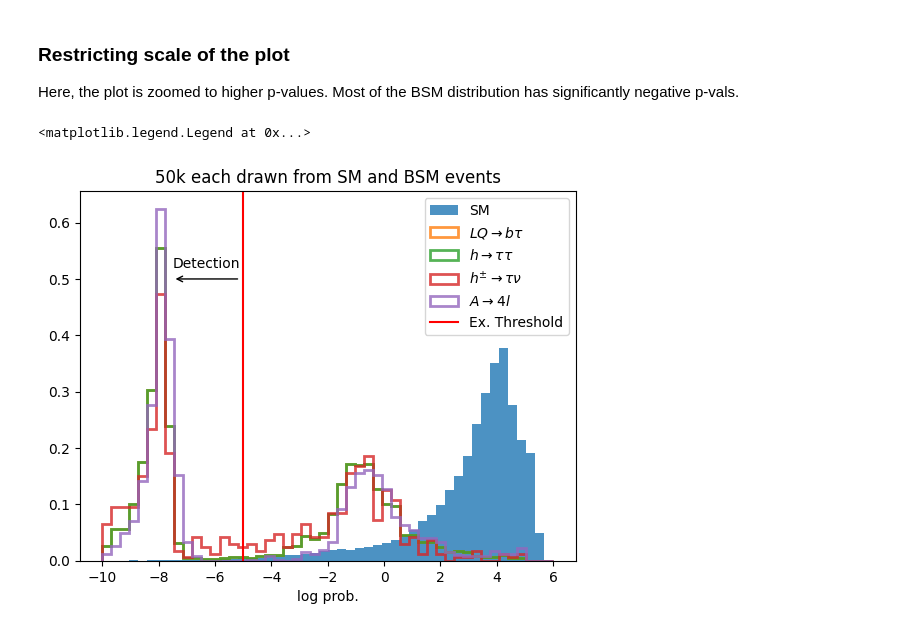
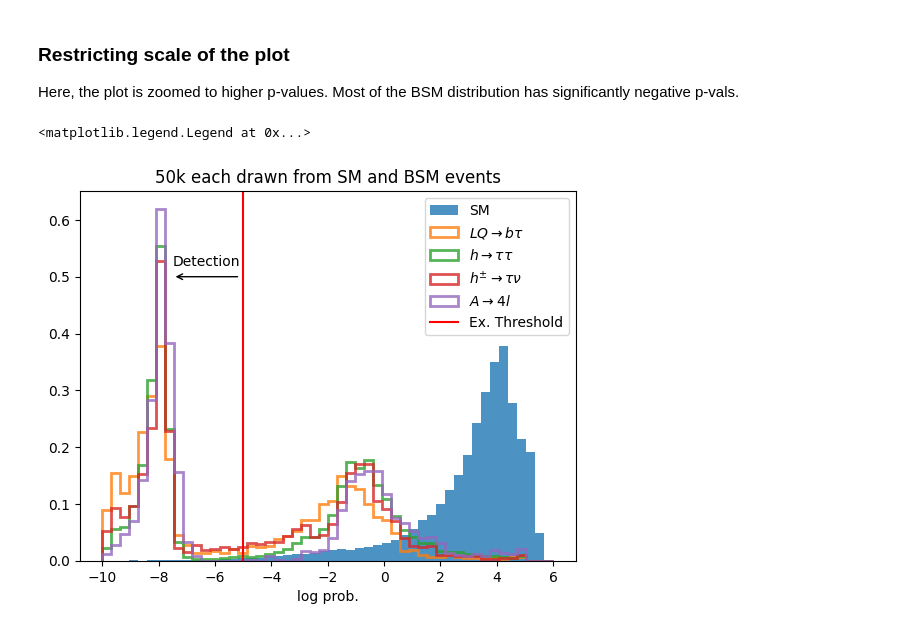
Before and after one commit to a3d3-hackathon/HEP-ADC2021-examplecode, a Jupyter notebook: hep-anomaly-using-similarity-and-flows.ipynb, the cells around one changed output. Cells and saved outputs as stored; diff of their text form; code cells hidden in the pictures.

```diff
--- a/hep-anomaly-using-similarity-and-flows.ipynb
+++ b/hep-anomaly-using-similarity-and-flows.ipynb
@@ -355,4 +354,4 @@ for idx, val in enumerate(sig_test, 1):
 # %%
 sm_p_vals = torch.stack(p_vals).flatten().numpy()
-bsm_p_vals = torch.stack(signal_p_vals).flatten().numpy()
+a_4l_p_vals = torch.stack(a_4l_p_vals).flatten().numpy()
 # %%
@@ -379,7 +378,6 @@ h_tau_tau = torch.from_numpy(h_tau_tau.reshape(h_tau_tau.shape[0], 3, 19)).to(dt
 # %%
 h_tau_tau_p_vals = []
 for idx, val in enumerate(h_tau_tau, 1):
-    if idx == 50000: break
     with torch.no_grad():
         log_p = flow_obj.log_prob(similarity_embedding(val).reshape(1, 3))
         h_tau_tau_p_vals.append(log_p)
@@ -401,7 +399,6 @@ h_tau_nu = torch.from_numpy(h_tau_nu.reshape(h_tau_nu.shape[0], 3, 19)).to(dtype
 # %%
 h_tau_nu_p_vals = []
 for idx, val in enumerate(h_tau_nu, 1):
-    if idx == 50000: break
     with torch.no_grad():
         log_p = flow_obj.log_prob(similarity_embedding(val).reshape(1, 3))
         h_tau_nu_p_vals.append(log_p)
@@ -422,8 +419,7 @@ with h5py.File("signals_leptoquark_dataset.h5") as f:
 leptoquark = torch.from_numpy(leptoquark.reshape(leptoquark.shape[0], 3, 19)).to(dtype=torch.float32, device=device)
 # %%
 leptoquark_p_vals = []
-for idx, val in enumerate(h_tau_tau, 1):
-    if idx == 50000: break
+for idx, val in enumerate(leptoquark, 1):
     with torch.no_grad():
         log_p = flow_obj.log_prob(similarity_embedding(val).reshape(1, 3))
         leptoquark_p_vals.append(log_p)
@@ -444,24 +440,24 @@ Here, the plot is zoomed to higher p-values. Most of the BSM distribution has si
 # %%
 plt.hist(sm_p_vals, range=(-10, 6), bins=50, label='SM',
          density=True, alpha=0.8)
 plt.hist(leptoquark_p_vals, range=(-10, 6), bins=50, label='$LQ \\rightarrow b\\tau$',
          density=True, alpha=0.8, histtype='step', linewidth=2)
 plt.hist(h_tau_tau_p_vals, range=(-10, 6), bins=50, label='$h \\rightarrow \\tau\\tau$',
          density=True, alpha=0.8, histtype='step', linewidth=2)
 plt.hist(h_tau_nu_p_vals, range=(-10, 6), bins=50, label='$h^{\pm} \\rightarrow \\tau\\nu$',
          density=True, alpha=0.8, histtype='step', linewidth=2)
-plt.hist(bsm_p_vals, range=(-10, 6), bins=50, label='$A \\rightarrow 4l$',
+plt.hist(a_4l_p_vals, range=(-10, 6), bins=50, label='$A \\rightarrow 4l$',
          density=True, alpha=0.8, histtype='step', linewidth=2)
 plt.title("50k each drawn from SM and BSM events")
 plt.axvline(-5, label='Ex. Threshold', color='red')
 plt.annotate("", xy=(-5.1, 0.5), xytext=(-7.5, 0.5),
              arrowprops=dict(arrowstyle="<-"))
 plt.text(-7.5, 0.52, "Detection")
 plt.xlabel("log prob.")
 plt.legend()
 # %% [output]
 <matplotlib.legend.Legend at 0x...>
-[figure, old version]
+[figure, new version]
 # %%
 from itertools import cycle
 
```
Also changed, not shown: parts of 9 cells of this notebook.
